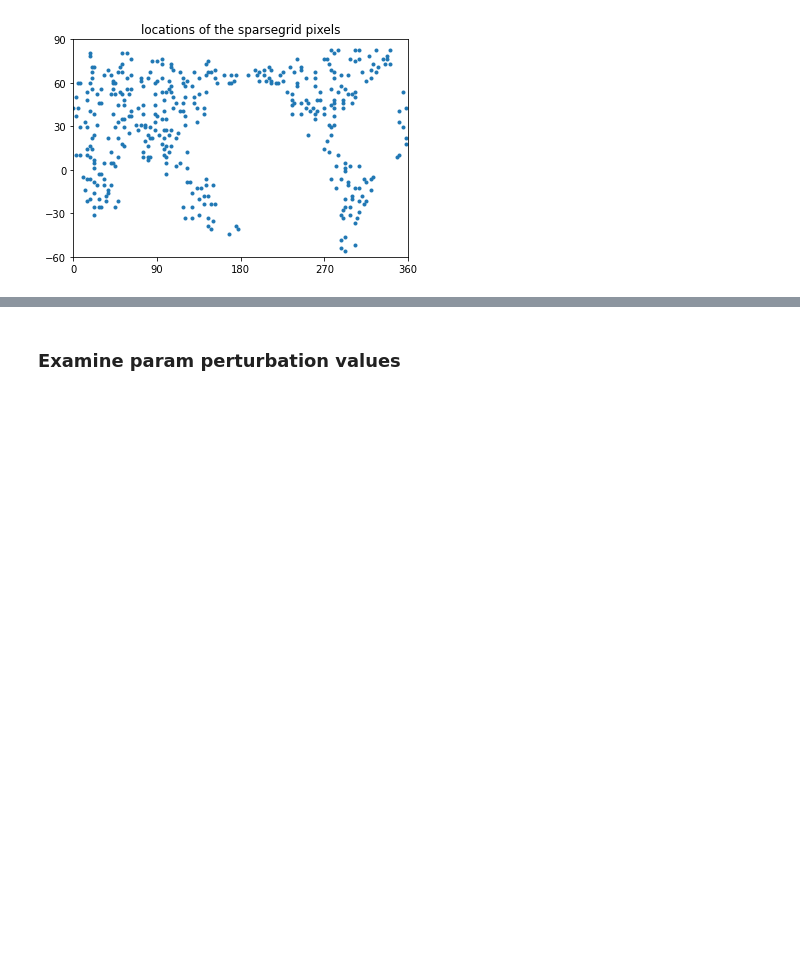
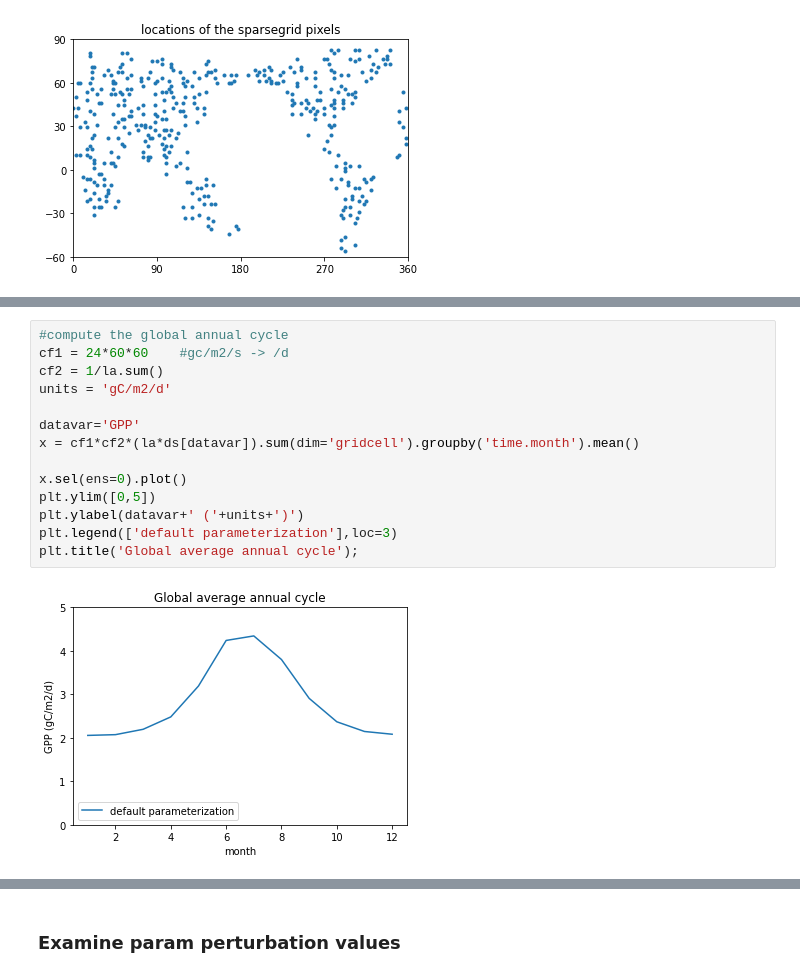
Before and after one commit to djk2120/ppe_tools, a Jupyter notebook: analysis/template.ipynb, the cells around one changed output, grey strips where cells are left out. Cells and saved outputs as stored; diff of their text form; blank space fills up the shorter version.

```diff
--- a/analysis/template.ipynb
+++ b/analysis/template.ipynb
@@ -218,0 +231,16 @@ plt.title(p+'-'+m+':  '+str(thislat)+latd+', '+str(thislon)+lond);
+# %%
+#compute the global annual cycle
+cf1 = 24*60*60    #gc/m2/s -> /d
+cf2 = 1/la.sum()
+units = 'gC/m2/d'
+
+datavar='GPP'
+x = cf1*cf2*(la*ds[datavar]).sum(dim='gridcell').groupby('time.month').mean()
+
+x.sel(ens=0).plot()
+plt.ylim([0,5])
+plt.ylabel(datavar+' ('+units+')')
+plt.legend(['default parameterization'],loc=3)
+plt.title('Global average annual cycle');
+# %% [output]
+[figure, added]
```
Also changed, not shown: parts of 27 cells of this notebook, 15 other files.
